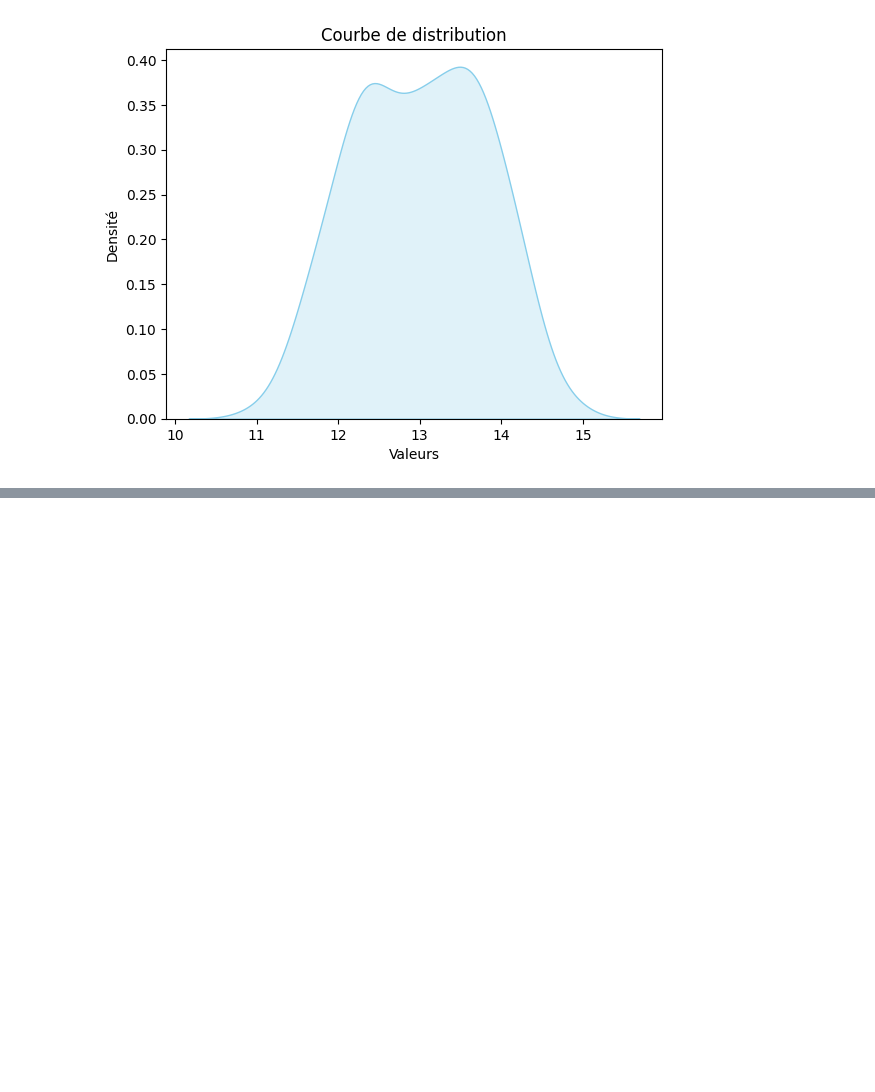
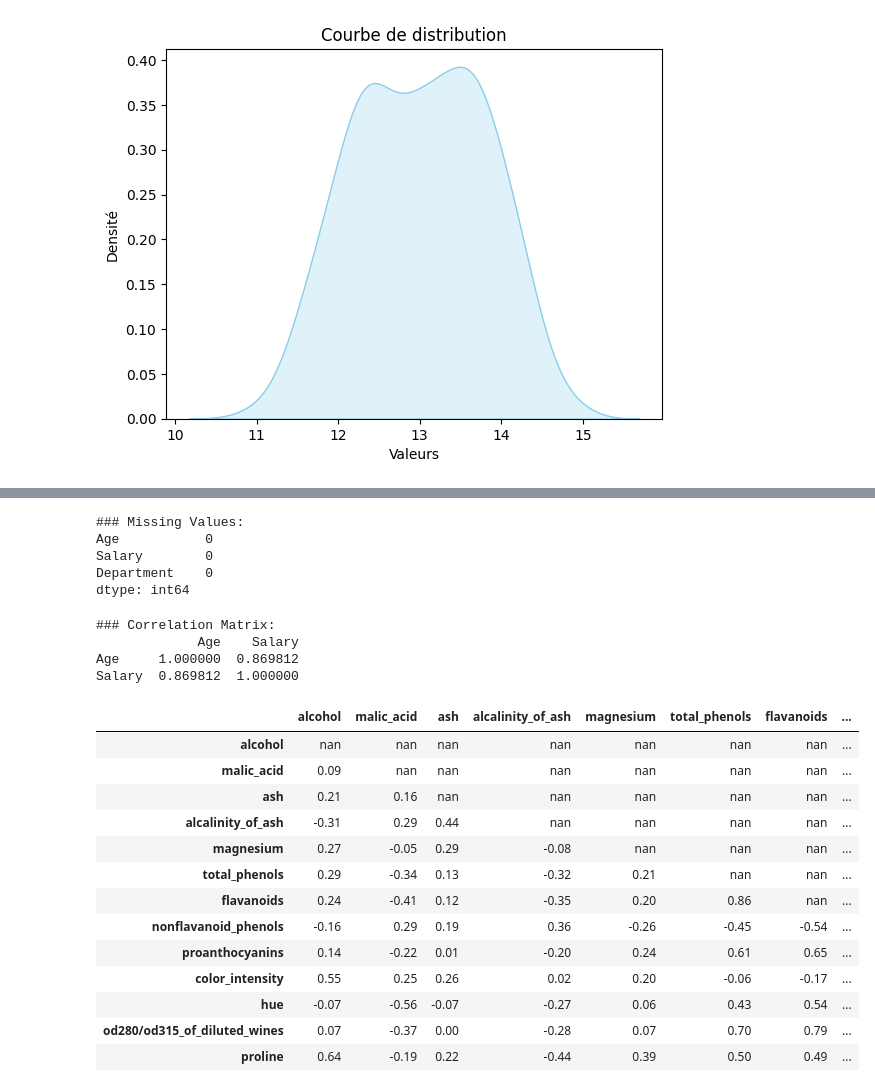
Before and after one commit to VincentLo44/Digi_projet_ML_IA, a Jupyter notebook: app_adam.ipynb, the cells around one changed output, grey strips where cells are left out. Cells and saved outputs as stored; diff of their text form; code cells hidden in the pictures; blank space fills up the shorter version.

```diff
--- a/app_adam.ipynb
+++ b/app_adam.ipynb
@@ -37,0 +113,7 @@ plt.show()
+# %%
+# Example DataFrame
+df = pd.DataFrame({
+    'Age': [25, 30, 35, 40, 28, 32, 37],
+    'Salary': [50000, 60000, 75000, 80000, 55000, 58000, 62000],
+    'Department': ['HR', 'IT', 'Finance', 'HR', 'Finance', 'IT', 'HR']
+})
@@ -37,0 +184,40 @@ plt.show()
+# %%
+# 5. Missing Values
+print("\n### Missing Values:")
+print(df.isna().sum())  # Count of missing values in each column
+# %% [output]
+### Missing Values:
+Age           0
+Salary        0
+Department    0
+dtype: int64
+# %%
+# 6. Correlation Matrix
+print("\n### Correlation Matrix:")
+print(df.drop('Department',axis=1).corr())  # Correlation between numeric columns
+# %% [output]
+### Correlation Matrix:
+             Age    Salary
+Age     1.000000  0.869812
+Salary  0.869812  1.000000
+# %%
+corr = df.drop("target",axis=1).corr()
+mask = np.zeros_like(corr, dtype=bool)
+mask[np.triu_indices_from(mask)] = True
+corr[mask] = np.nan
+corr.style.background_gradient(cmap='coolwarm', axis=None, vmin=-1, vmax=1).highlight_null(color='#f1f1f1').format(precision=2)
+# %% [output]
+|  | alcohol | malic_acid | ash | alcalinity_of_ash | magnesium | total_phenols | flavanoids | ... |
+| alcohol | nan | nan | nan | nan | nan | nan | nan | ... |
+| malic_acid | 0.09 | nan | nan | nan | nan | nan | nan | ... |
+| ash | 0.21 | 0.16 | nan | nan | nan | nan | nan | ... |
+| alcalinity_of_ash | -0.31 | 0.29 | 0.44 | nan | nan | nan | nan | ... |
+| magnesium | 0.27 | -0.05 | 0.29 | -0.08 | nan | nan | nan | ... |
+| total_phenols | 0.29 | -0.34 | 0.13 | -0.32 | 0.21 | nan | nan | ... |
+| flavanoids | 0.24 | -0.41 | 0.12 | -0.35 | 0.20 | 0.86 | nan | ... |
+| nonflavanoid_phenols | -0.16 | 0.29 | 0.19 | 0.36 | -0.26 | -0.45 | -0.54 | ... |
+| proanthocyanins | 0.14 | -0.22 | 0.01 | -0.20 | 0.24 | 0.61 | 0.65 | ... |
+| color_intensity | 0.55 | 0.25 | 0.26 | 0.02 | 0.20 | -0.06 | -0.17 | ... |
+| hue | -0.07 | -0.56 | -0.07 | -0.27 | 0.06 | 0.43 | 0.54 | ... |
+| od280/od315_of_diluted_wines | 0.07 | -0.37 | 0.00 | -0.28 | 0.07 | 0.70 | 0.79 | ... |
+| proline | 0.64 | -0.19 | 0.22 | -0.44 | 0.39 | 0.50 | 0.49 | ... |
```
Also changed, not shown: parts of 32 cells of this notebook, 1 other file.
